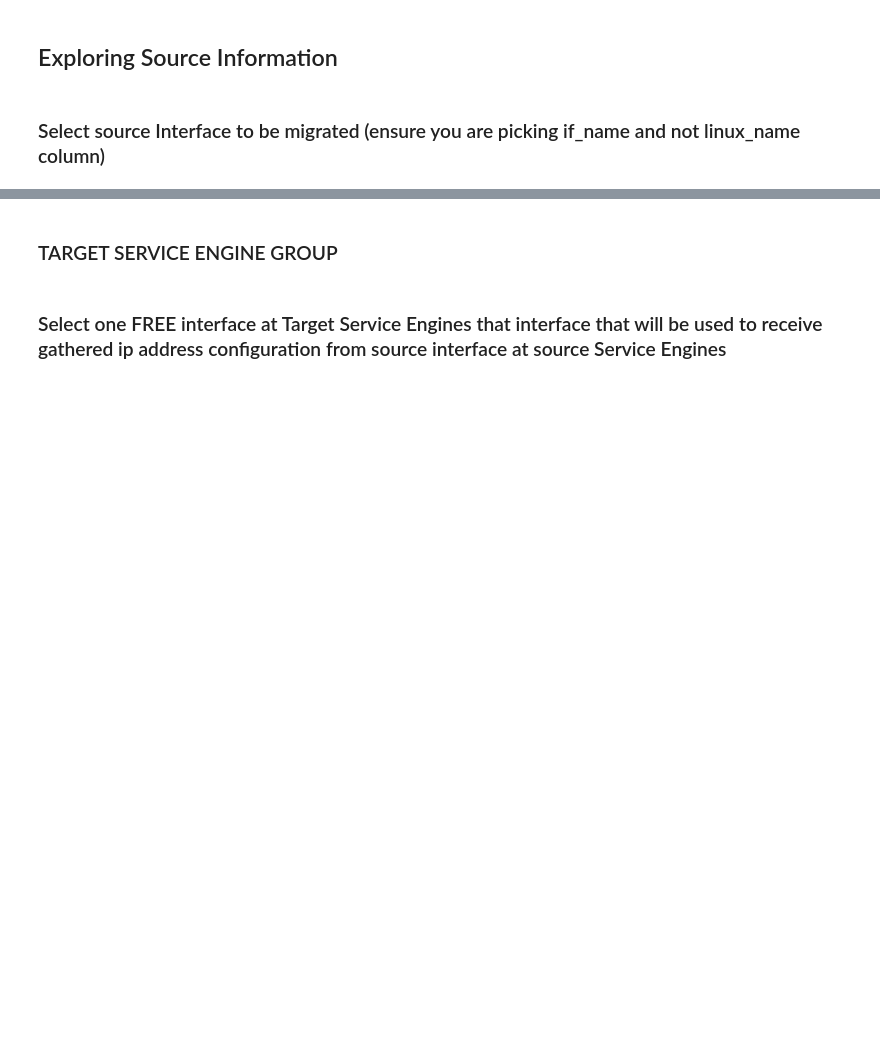
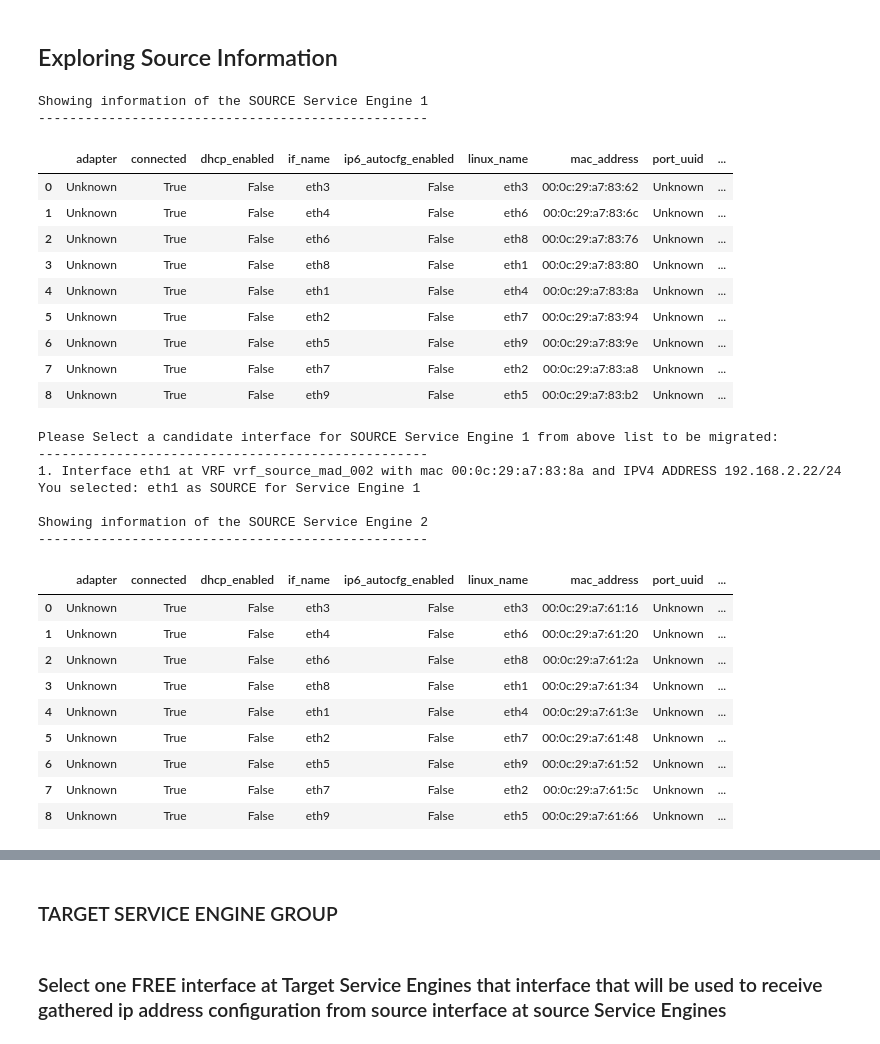
Before and after one commit to jhasensio/AVI_PLAYGROUND, a Jupyter notebook: AVI_3_Migration_Example.ipynb, the cells around one changed output, grey strips where cells are left out. Drawn from its saved outputs; the diff is of its cells as text; code cells hidden in the pictures; blank space fills up the shorter version.

```diff
--- a/AVI_3_Migration_Example.ipynb
+++ b/AVI_3_Migration_Example.ipynb
@@ -90,9 +148,8 @@ print('Successful connection to ' + session_env['name'] + '. Session ID:' + api.
 # %%
-# Set SOURCE AND TARGET Service Engine Group Names
+# Set SOURCE AND TARGET Service Engine Group Names from the list above
 # Source = Group to be migrated
-# Target
-source_segroup = "SEG-SOURCE-MAD-002"
-target_segroup = "SEG-TARGET-MAD-001"
+#source_segroup = "SEG-SOURCE-MAD-002"
+#target_segroup = "SEG-TARGET-MAD-001"
 # %% [markdown]
 ## STEP 1.- Collecting Source Service Engine Group Data
 # %% [markdown]
@@ -220,14 +348,2 @@ source_se_data = resp_data
 # %% [markdown]
 ## Exploring Source Information
-# %%
-# Exploring Interface Information of SOURCE SE
-
-for i in range(len(source_se_data)):
-    print("\033[1mShowing information of the SOURCE SE "+str(i+1)+" \033[0m")
-    print("\033[1m--------------------------------------------------\033[0m")
-    se_data_vnics = source_se_data[i]["data_vnics"]
-    se_df = pd.DataFrame(se_data_vnics)
-    display(se_df)
-    time.sleep(1/4)
-# %% [markdown]
-### Select source Interface to be migrated (ensure you are picking if_name and not linux_name column)
@@ -235,0 +350,61 @@ source_if_name = "eth1"
+# %%
+# Exploring Interface Acapters Information of SOURCE SE
+source_if_name=[]
+for index in range(len(source_se_data)):
+    print("\033[1mShowing information of the SOURCE Service Engine "+str(index+1)+" \033[0m")
+    print("\033[1m--------------------------------------------------\033[0m")
+    se_data_vnics = source_se_data[index]["data_vnics"]
+    se_df = pd.DataFrame(se_data_vnics)
+    display(se_df)
+    menu_options=[]
+    for i in range(len(se_data_vnics)):
+        if "vnic_networks" in se_data_vnics[i]:
+            if_name = se_data_vnics[i]["if_name"]
+            vrf_name = se_data_vnics[i]["vrf_ref"].split("#")[1]
+            mac_address = se_data_vnics[i]["mac_address"]
+            ip_addr = se_data_vnics[i]["vnic_networks"][0]["ip"]["ip_addr"]["addr"]
+            type = se_data_vnics[i]["vnic_networks"][0]["ip"]["ip_addr"]["type"]
+            mask = se_data_vnics[i]["vnic_networks"][0]["ip"]["mask"]
+            mode = se_data_vnics[i]["vnic_networks"][0]["mode"]
+            menu_options = ["Interface "+ if_name+" at VRF "+vrf_name+" with mac "+ mac_address+" and IP"+type+" ADDRESS "+ip_addr+"/"+str(mask)]
+            menu_title = "Please Select a candidate interface for SOURCE Service Engine "+str(index+1)+" from above list to be migrated:"
+            print()
+            selected_option = display_menu_from_list(menu_options, menu_title)
+            if selected_option:
+                selected_if_name = selected_option.split(" ")[1]
+                print("You selected: \033[1m"+selected_if_name+"\033[0m as SOURCE for Service Engine "+str(index+1))
+                print()
+                #if selected_if_name not in source_if_name:
+                source_if_name.insert(index,selected_if_name)
+            else:
+                print("No valid option was selected.")
+# %% [output]
+Showing information of the SOURCE Service Engine 1
+--------------------------------------------------
+|  | adapter | connected | dhcp_enabled | if_name | ip6_autocfg_enabled | linux_name | mac_address | port_uuid | ... |
+| 0 | Unknown | True | False | eth3 | False | eth3 | 00:0c:29:a7:83:62 | Unknown | ... |
+| 1 | Unknown | True | False | eth4 | False | eth6 | 00:0c:29:a7:83:6c | Unknown | ... |
+| 2 | Unknown | True | False | eth6 | False | eth8 | 00:0c:29:a7:83:76 | Unknown | ... |
+| 3 | Unknown | True | False | eth8 | False | eth1 | 00:0c:29:a7:83:80 | Unknown | ... |
+| 4 | Unknown | True | False | eth1 | False | eth4 | 00:0c:29:a7:83:8a | Unknown | ... |
+| 5 | Unknown | True | False | eth2 | False | eth7 | 00:0c:29:a7:83:94 | Unknown | ... |
+| 6 | Unknown | True | False | eth5 | False | eth9 | 00:0c:29:a7:83:9e | Unknown | ... |
+| 7 | Unknown | True | False | eth7 | False | eth2 | 00:0c:29:a7:83:a8 | Unknown | ... |
+| 8 | Unknown | True | False | eth9 | False | eth5 | 00:0c:29:a7:83:b2 | Unknown | ... |
+Please Select a candidate interface for SOURCE Service Engine 1 from above list to be migrated:
+--------------------------------------------------
+1. Interface eth1 at VRF vrf_source_mad_002 with mac 00:0c:29:a7:83:8a and IPV4 ADDRESS 192.168.2.22/24
+You selected: eth1 as SOURCE for Service Engine 1
+
+Showing information of the SOURCE Service Engine 2
+--------------------------------------------------
+|  | adapter | connected | dhcp_enabled | if_name | ip6_autocfg_enabled | linux_name | mac_address | port_uuid | ... |
+| 0 | Unknown | True | False | eth3 | False | eth3 | 00:0c:29:a7:61:16 | Unknown | ... |
+| 1 | Unknown | True | False | eth4 | False | eth6 | 00:0c:29:a7:61:20 | Unknown | ... |
+| 2 | Unknown | True | False | eth6 | False | eth8 | 00:0c:29:a7:61:2a | Unknown | ... |
+| 3 | Unknown | True | False | eth8 | False | eth1 | 00:0c:29:a7:61:34 | Unknown | ... |
+| 4 | Unknown | True | False | eth1 | False | eth4 | 00:0c:29:a7:61:3e | Unknown | ... |
+| 5 | Unknown | True | False | eth2 | False | eth7 | 00:0c:29:a7:61:48 | Unknown | ... |
+| 6 | Unknown | True | False | eth5 | False | eth9 | 00:0c:29:a7:61:52 | Unknown | ... |
+| 7 | Unknown | True | False | eth7 | False | eth2 | 00:0c:29:a7:61:5c | Unknown | ... |
+| 8 | Unknown | True | False | eth9 | False | eth5 | 00:0c:29:a7:61:66 | Unknown | ... |
```
Also changed, not shown: parts of 31 cells of this notebook, 9 other files.
